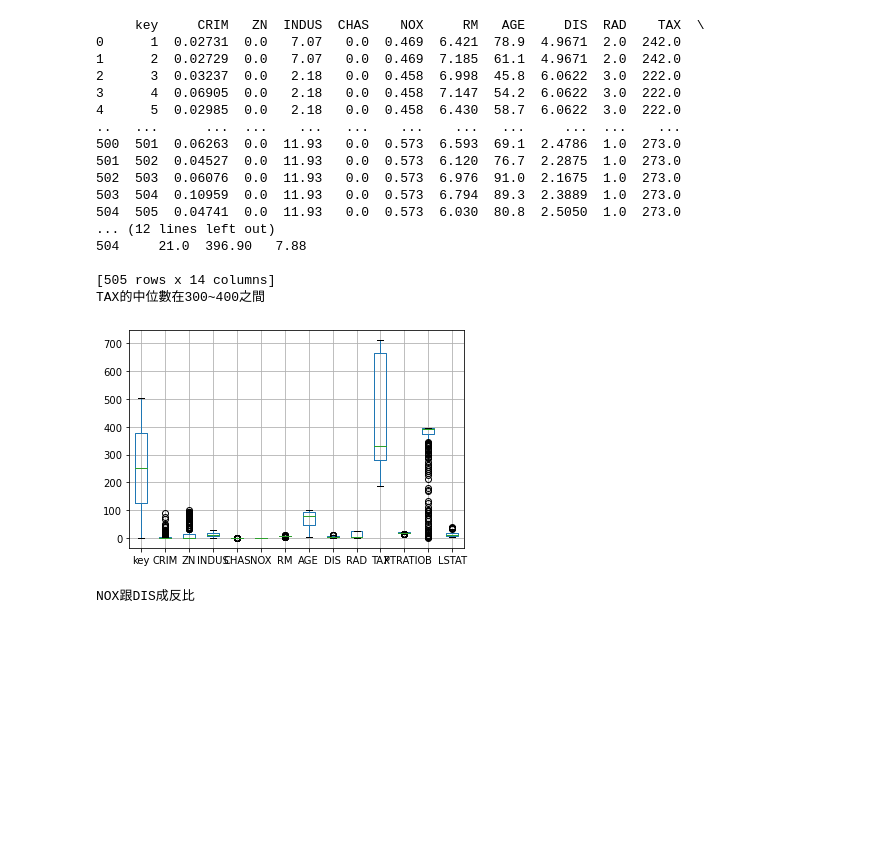
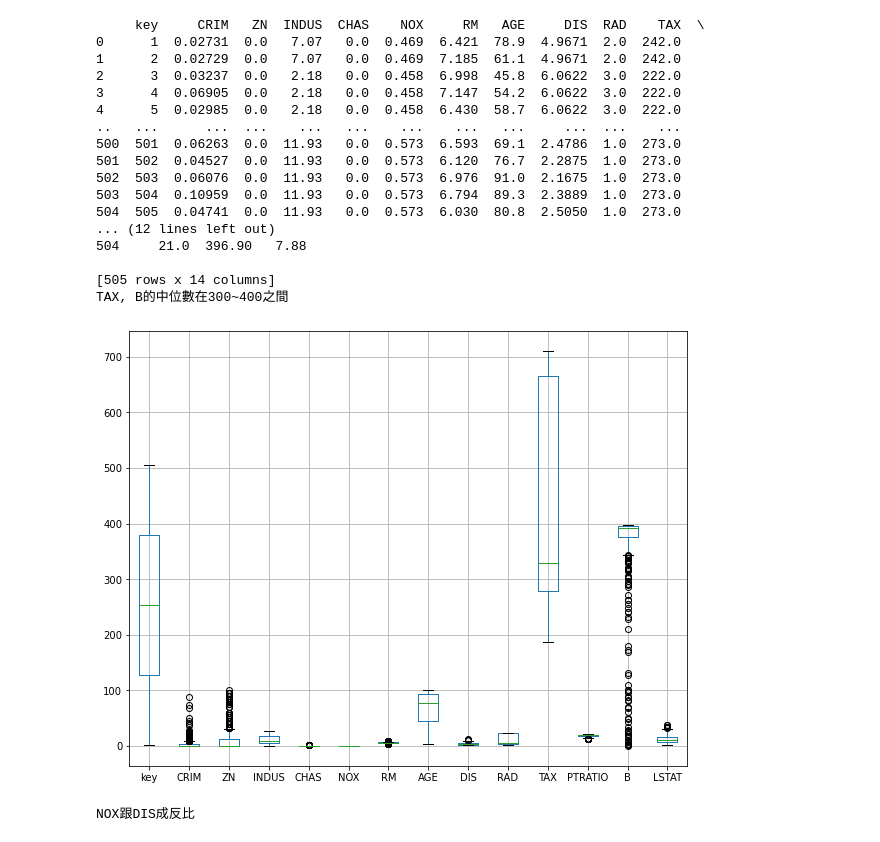
Before and after one commit to cowcow1234/ML100Days, a Jupyter notebook: homework/Day_012_HW.ipynb, the cells around one changed output. Saved outputs shown, nothing was run; the diff lists cells and outputs as text; code cells hidden in the pictures; blank space fills up the shorter version.

```diff
--- a/homework/Day_012_HW.ipynb
+++ b/homework/Day_012_HW.ipynb
@@ -4,28 +4,28 @@ import numpy as np
 # %%
 #1.畫出箱型圖，並判斷哪個欄位的中位數在300~400之間?
 boston = pd.read_csv('boston.csv')
 print(boston)
-boston.boxplot()
-print('TAX的中位數在300~400之間')
+boston.boxplot(figsize = (10, 8))
+print('TAX, B的中位數在300~400之間')
 # %% [output]
      key     CRIM   ZN  INDUS  CHAS    NOX     RM   AGE     DIS  RAD    TAX  \
 0      1  0.02731  0.0   7.07   0.0  0.469  6.421  78.9  4.9671  2.0  242.0
 1      2  0.02729  0.0   7.07   0.0  0.469  7.185  61.1  4.9671  2.0  242.0
 2      3  0.03237  0.0   2.18   0.0  0.458  6.998  45.8  6.0622  3.0  222.0
 3      4  0.06905  0.0   2.18   0.0  0.458  7.147  54.2  6.0622  3.0  222.0
 4      5  0.02985  0.0   2.18   0.0  0.458  6.430  58.7  6.0622  3.0  222.0
 ..   ...      ...  ...    ...   ...    ...    ...   ...     ...  ...    ...
 500  501  0.06263  0.0  11.93   0.0  0.573  6.593  69.1  2.4786  1.0  273.0
 501  502  0.04527  0.0  11.93   0.0  0.573  6.120  76.7  2.2875  1.0  273.0
 502  503  0.06076  0.0  11.93   0.0  0.573  6.976  91.0  2.1675  1.0  273.0
 503  504  0.10959  0.0  11.93   0.0  0.573  6.794  89.3  2.3889  1.0  273.0
 504  505  0.04741  0.0  11.93   0.0  0.573  6.030  80.8  2.5050  1.0  273.0
 ... (12 lines left out)
 504     21.0  396.90   7.88
 
 [505 rows x 14 columns]
-TAX的中位數在300~400之間
+TAX, B的中位數在300~400之間
-[figure, old version]
+[figure, new version]
 # %%
 #2. 畫出散佈圖 x='NOX', y='DIS' ，並說明這兩欄位有什麼關係?
 boston.plot.scatter(x='NOX', y='DIS')
```
